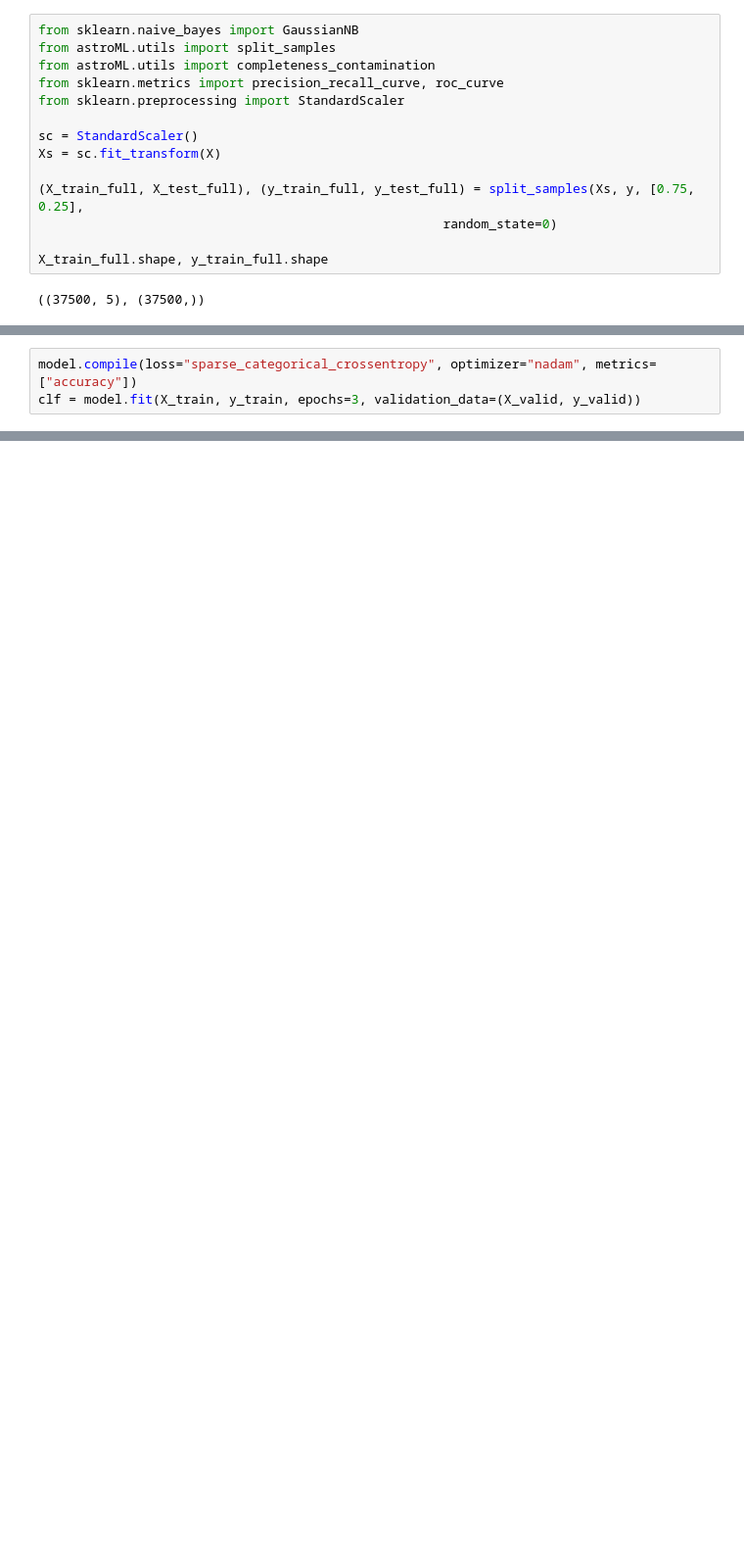
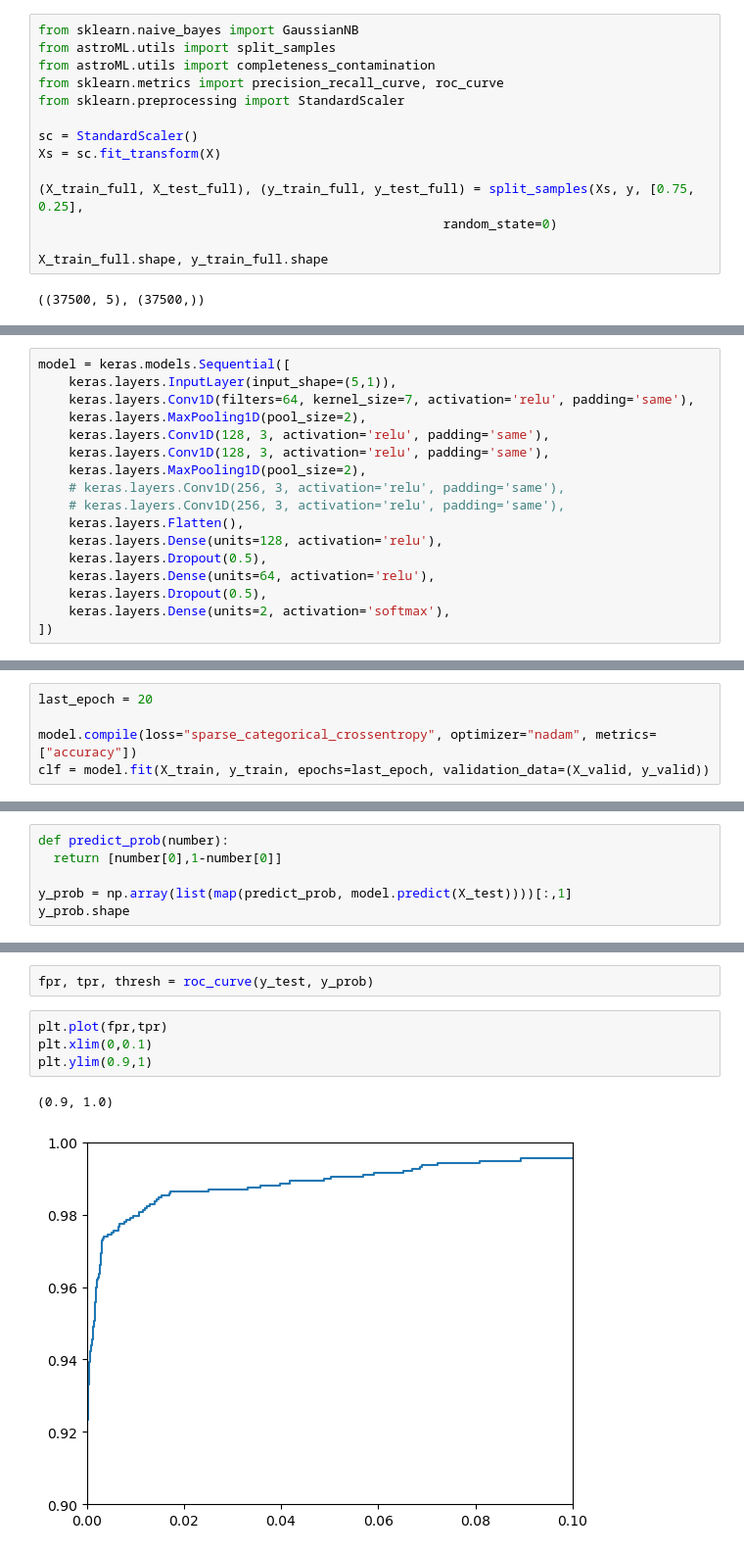
Before and after one commit to ebianchi803/astrostatistics_bicocca_2026, a Jupyter notebook: working/L22.ipynb, the cells around one changed output, grey strips where cells are left out. Shown at 98% size. Cells and saved outputs as stored; diff of their text form; blank space fills up the shorter version.

```diff
--- a/working/L22.ipynb
+++ b/working/L22.ipynb
@@ -145,3 +126,20 @@ model = keras.models.Sequential([
+# %%
+model = keras.models.Sequential([
+    keras.layers.InputLayer(input_shape=(5,1)),
+    keras.layers.Conv1D(filters=64, kernel_size=7, activation='relu', padding='same'),
+    keras.layers.MaxPooling1D(pool_size=2),
+    keras.layers.Conv1D(128, 3, activation='relu', padding='same'),
+    keras.layers.Conv1D(128, 3, activation='relu', padding='same'),
+    keras.layers.MaxPooling1D(pool_size=2),
+    # keras.layers.Conv1D(256, 3, activation='relu', padding='same'),
+    # keras.layers.Conv1D(256, 3, activation='relu', padding='same'),
+    keras.layers.Flatten(),
+    keras.layers.Dense(units=128, activation='relu'),
+    keras.layers.Dropout(0.5),
+    keras.layers.Dense(units=64, activation='relu'),
+    keras.layers.Dropout(0.5),
+    keras.layers.Dense(units=2, activation='softmax'),
+])
 # %%
 print(model.summary())
 # %% [output]
@@ -168,6 +166,8 @@ Model: "sequential"
  Non-trainable params: 0 (0.00 B)
 None
 # %%
+last_epoch = 20
+
 model.compile(loss="sparse_categorical_crossentropy", optimizer="nadam", metrics=["accuracy"])
-clf = model.fit(X_train, y_train, epochs=3, validation_data=(X_valid, y_valid))
+clf = model.fit(X_train, y_train, epochs=last_epoch, validation_data=(X_valid, y_valid))
 # %% [output]
@@ -217,0 +233,6 @@ contamination 0.017411491584445733
+# %%
+def predict_prob(number):
+  return [number[0],1-number[0]]
+
+y_prob = np.array(list(map(predict_prob, model.predict(X_test))))[:,1]
+y_prob.shape
@@ -217,0 +242,9 @@ contamination 0.017411491584445733
+# %%
+fpr, tpr, thresh = roc_curve(y_test, y_prob)
+# %%
+plt.plot(fpr,tpr)
+plt.xlim(0,0.1)
+plt.ylim(0.9,1)
+# %% [output]
+(0.9, 1.0)
+[figure, added]
```
Also changed, not shown: parts of 15 cells of this notebook.
